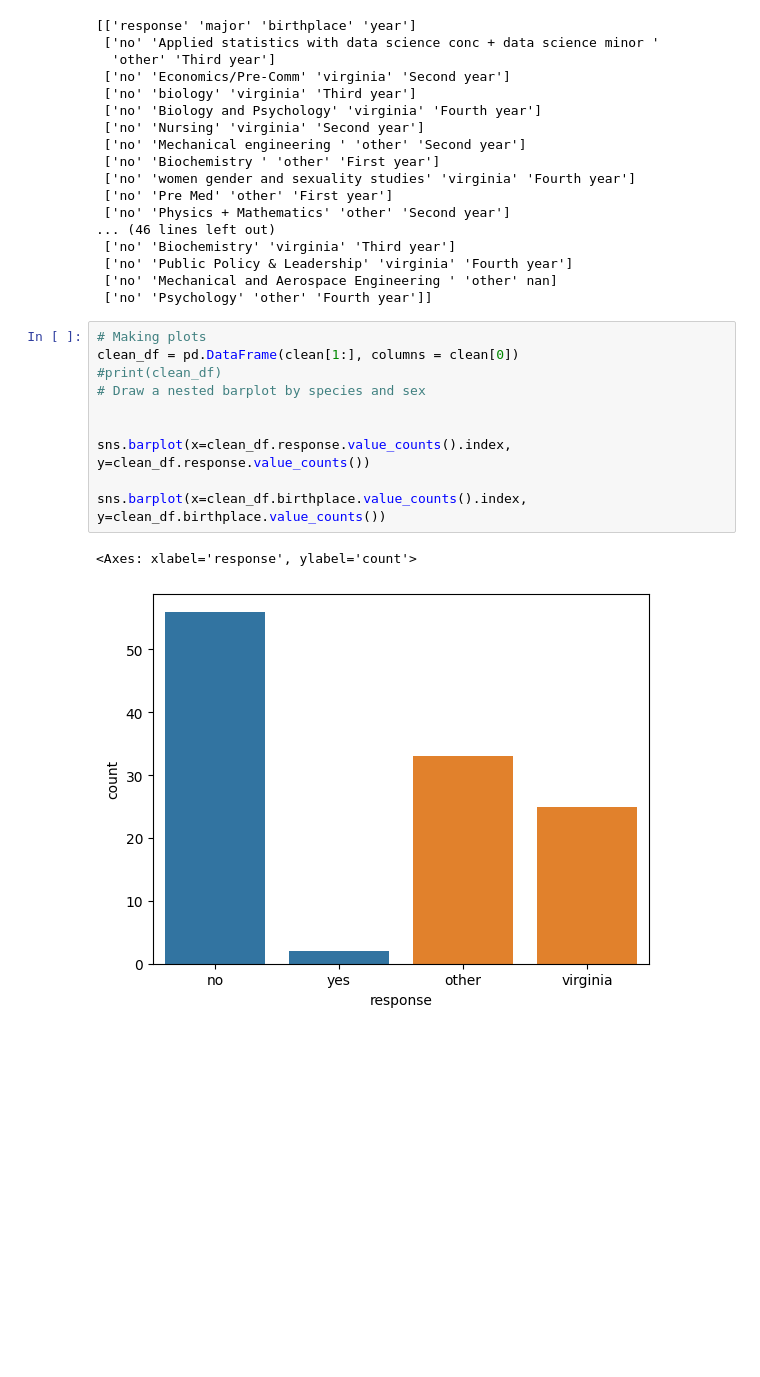
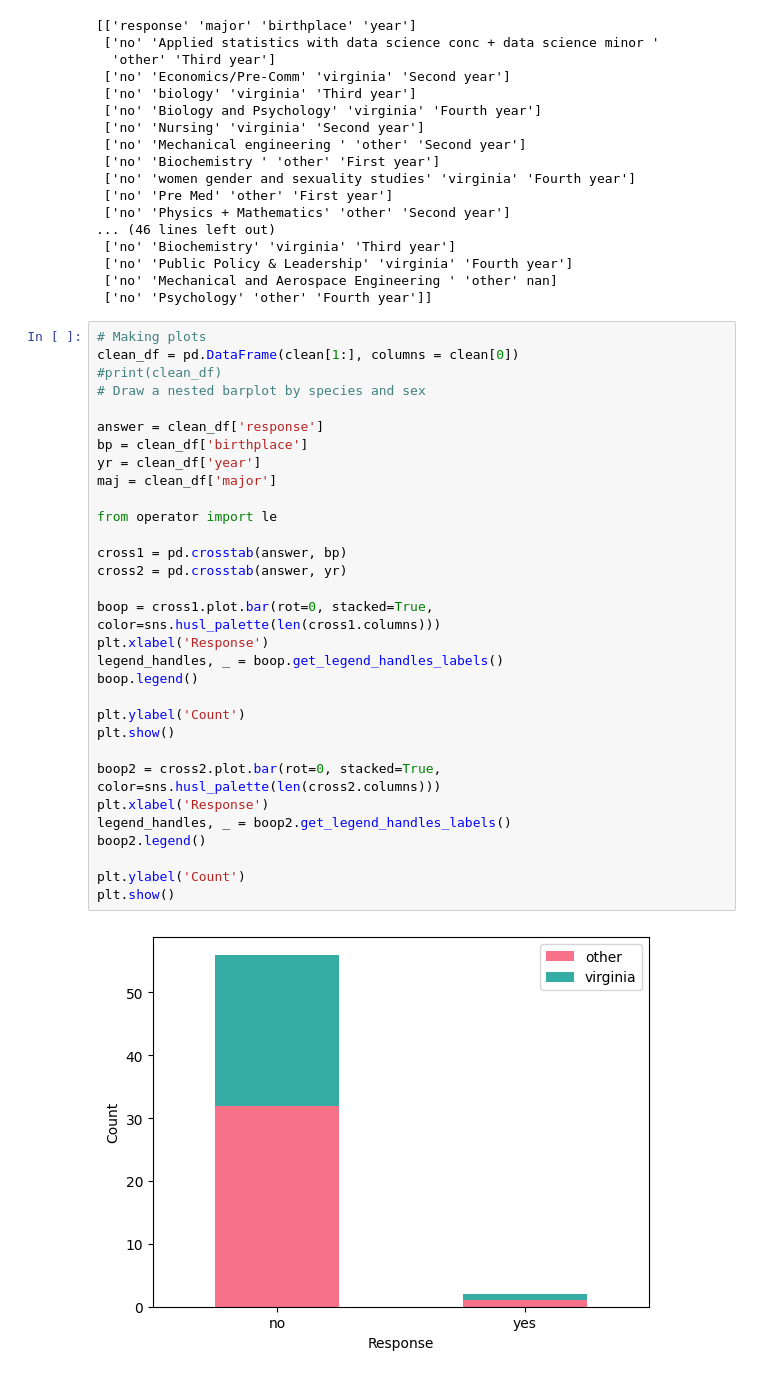
Before and after one commit to UVADS/DS-4002, a Jupyter notebook: HotDog.ipynb, the cells around one changed output. Saved outputs shown, nothing was run; the diff lists cells and outputs as text; blank space fills up the shorter version.

```diff
--- a/HotDog.ipynb
+++ b/HotDog.ipynb
@@ -140,16 +140,36 @@ print(clean)
  ['no' 'Public Policy & Leadership' 'virginia' 'Fourth year']
  ['no' 'Mechanical and Aerospace Engineering ' 'other' nan]
  ['no' 'Psychology' 'other' 'Fourth year']]
-# %%
-# Making plots
-clean_df = pd.DataFrame(clean[1:], columns = clean[0])
-#print(clean_df)
-# Draw a nested barplot by species and sex
-
-
-sns.barplot(x=clean_df.response.value_counts().index, y=clean_df.response.value_counts())
-
-sns.barplot(x=clean_df.birthplace.value_counts().index, y=clean_df.birthplace.value_counts())
-# %% [output]
-<Axes: xlabel='response', ylabel='count'>
-[figure, removed]
+# %%
+# Making plots
+clean_df = pd.DataFrame(clean[1:], columns = clean[0])
+#print(clean_df)
+# Draw a nested barplot by species and sex
+
+answer = clean_df['response']
+bp = clean_df['birthplace']
+yr = clean_df['year']
+maj = clean_df['major']
+
+from operator import le
+
+cross1 = pd.crosstab(answer, bp)
+cross2 = pd.crosstab(answer, yr)
+
+boop = cross1.plot.bar(rot=0, stacked=True, color=sns.husl_palette(len(cross1.columns)))
+plt.xlabel('Response')
+legend_handles, _ = boop.get_legend_handles_labels()
+boop.legend()
+
+plt.ylabel('Count')
+plt.show()
+
+boop2 = cross2.plot.bar(rot=0, stacked=True, color=sns.husl_palette(len(cross2.columns)))
+plt.xlabel('Response')
+legend_handles, _ = boop2.get_legend_handles_labels()
+boop2.legend()
+
+plt.ylabel('Count')
+plt.show()
+# %% [output]
+[figure, added]
```
Also changed, not shown: parts of 2 cells of this notebook.
